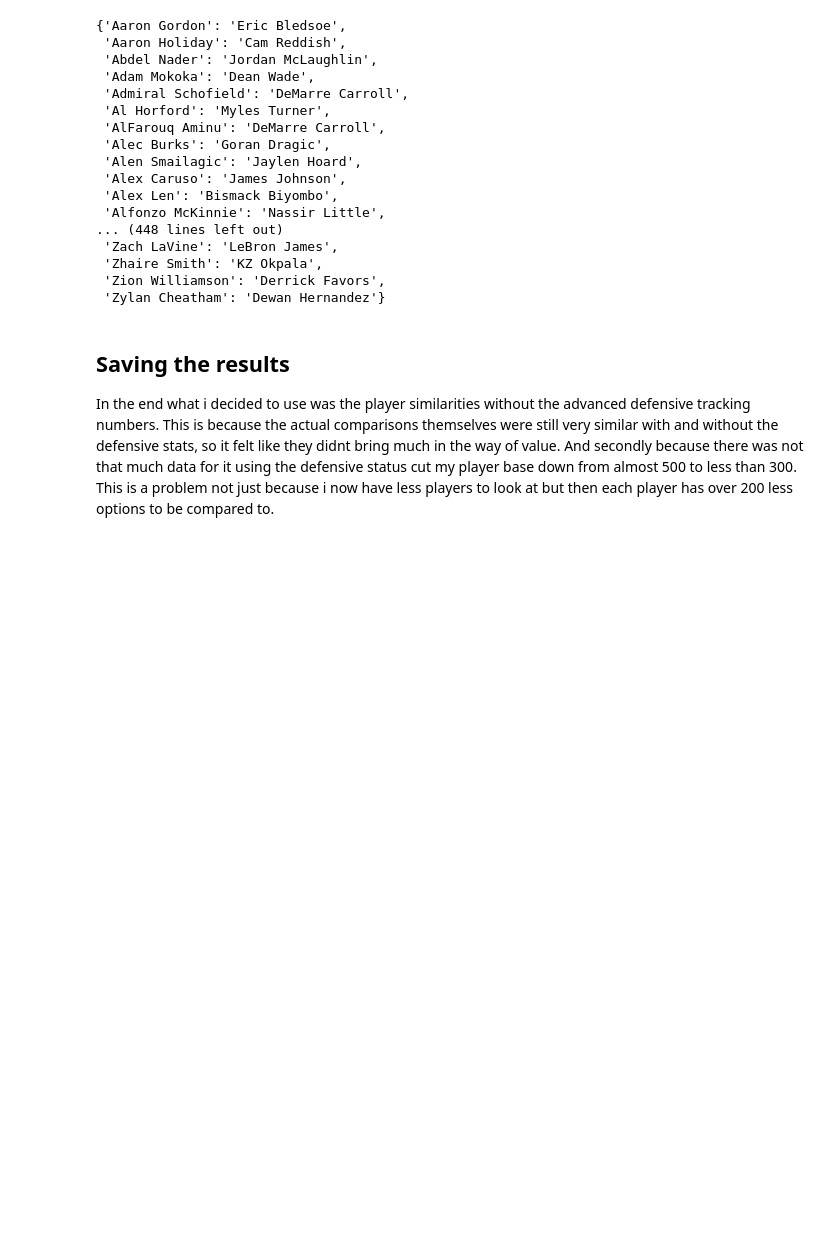
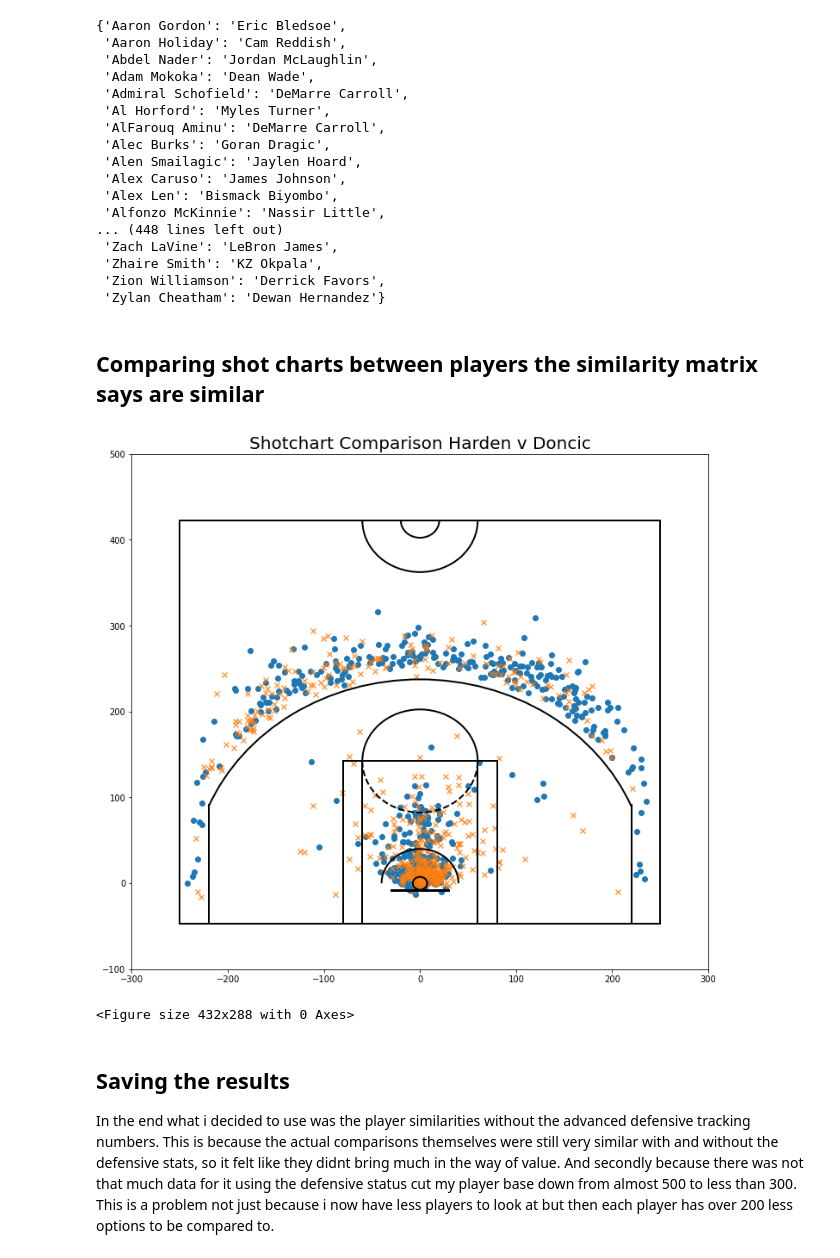
Before and after one commit to Ahila700/NBA_Position_Classifier, a Jupyter notebook: Player_comparison_modeling.ipynb, the cells around one changed output. Cells and saved outputs as stored; diff of their text form; code cells hidden in the pictures; blank space fills up the shorter version.

Commit message:
adding an image comparing the shot charts of 2 players who the similarity matrix viewed as the most similar player. Also deleted 2 unnecessary images

```diff
--- a/Player_comparison_modeling.ipynb
+++ b/Player_comparison_modeling.ipynb
@@ -137,3 +141,7 @@ Player_similarity
  'Zhaire Smith': 'KZ Okpala',
  'Zion Williamson': 'Derrick Favors',
  'Zylan Cheatham': 'Dewan Hernandez'}
+# %% [markdown]
+## Comparing shot charts between players the similarity matrix says are similar
+# %%
+shot_chart = pd.read_csv('csv_files/2019-20_nba_shot_charts.csv')
@@ -140,3 +150,21 @@ Player_similarity
+# %%
+Harden = shot_chart[shot_chart.PLAYER_NAME == 'James Harden']
+Doncic = shot_chart[shot_chart.PLAYER_NAME == 'Luka Doncic']
+# %%
+plt.figure(figsize=(12,11))
+plt.title('Shotchart Comparison Harden v Doncic', fontdict = {'fontsize': 20})
+plt.scatter(Harden.LOC_X, Harden.LOC_Y, marker = 'o')
+plt.scatter(Doncic.LOC_X, Doncic.LOC_Y, marker = 'x', alpha = .75)
+draw_court(outer_lines=True)
+plt.xlim(-300,300)
+plt.ylim(-100,500)
+plt.show()
+
+
+plt.savefig('Images/Harden_Doncic_shot_comparison.png')
+# %% [output]
+[figure, added]
+<Figure size 432x288 with 0 Axes>
 # %% [markdown]
 ## Saving the results
 
```
Also changed, not shown: parts of 2 cells of this notebook, 3 other files.
